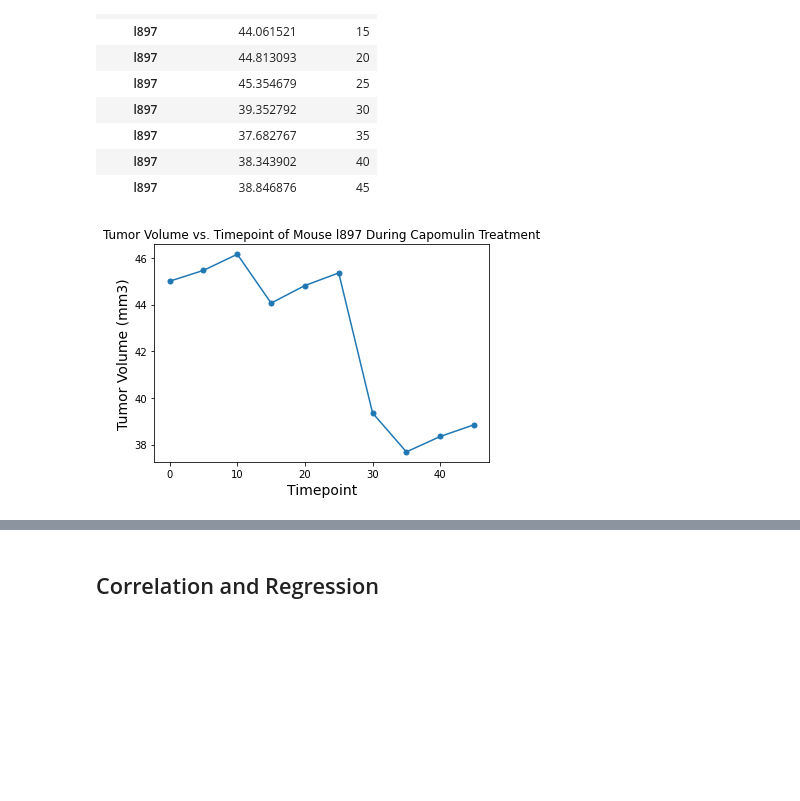
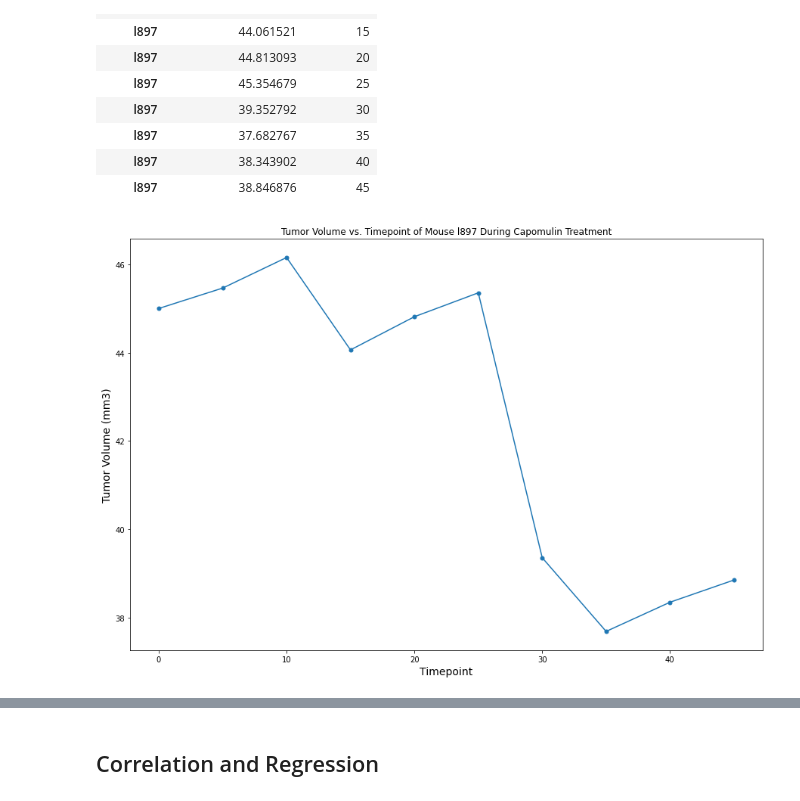
Before and after one commit to AgapeofIcarus/matplotlib-challenge, a Jupyter notebook: Pymaceuticals.ipynb, the cells around one changed output, grey strips where cells are left out. Cells and saved outputs as stored; diff of their text form; code cells hidden in the pictures; blank space fills up the shorter version.

```diff
--- a/Pymaceuticals.ipynb
+++ b/Pymaceuticals.ipynb
@@ -356,12 +356,13 @@ l897_data.head(120)
 # %%
 # Generate a line plot of tumor volume vs. time point for a mouse treated with Capomulin
 tv = l897_data["Tumor Volume (mm3)"]
 tp = l897_data["Timepoint"]
 
+fig1, ax1 = plt.subplots(figsize=(15, 10))
 plt.title("Tumor Volume vs. Timepoint of Mouse l897 During Capomulin Treatment")
 plt.ylabel('Tumor Volume (mm3)',fontsize = 14)
 plt.xlabel('Timepoint',fontsize = 14)
 plt.plot(tp, tv, markersize=5,marker="o")
 plt.show()
 # %% [output]
-[figure, old version]
+[figure, new version]
```
Also changed, not shown: parts of 2 cells of this notebook.
